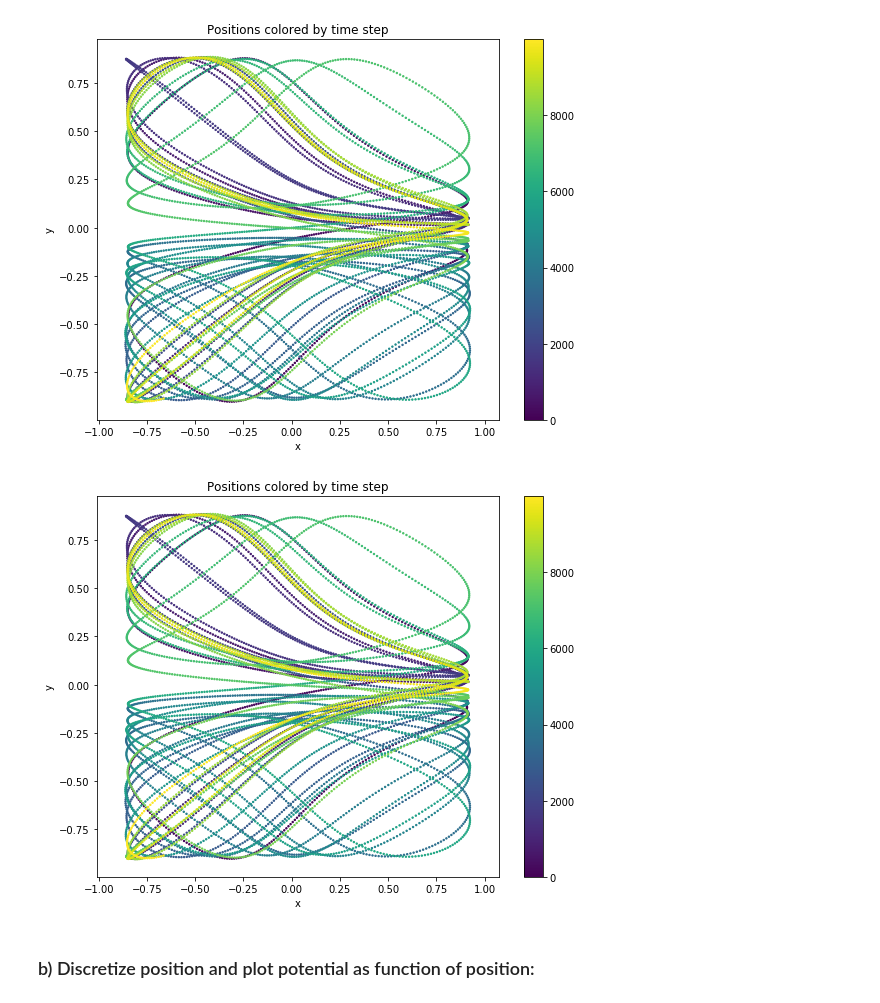
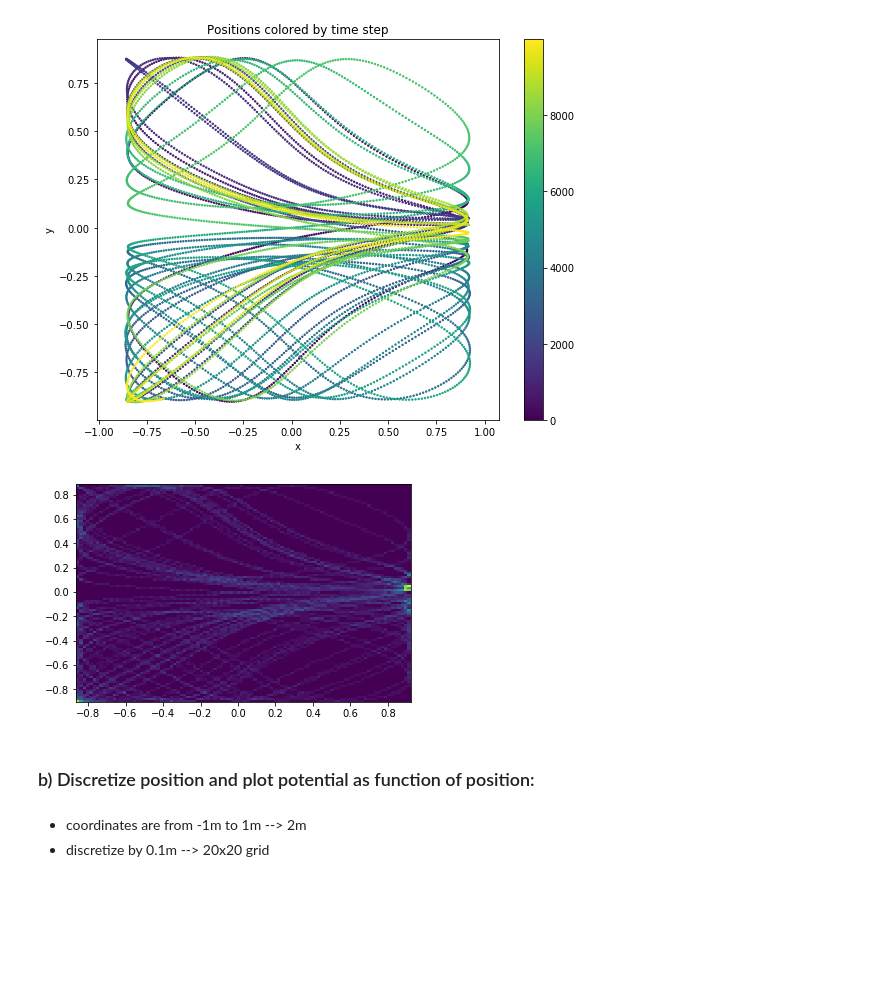
Before and after one commit to evabertalan/comp_physics, a Jupyter notebook: exam/Motion_in_potential.ipynb, the cells around one changed output. Saved outputs shown, nothing was run; the diff lists cells and outputs as text; code cells hidden in the pictures; blank space fills up the shorter version.

```diff
--- a/exam/Motion_in_potential.ipynb
+++ b/exam/Motion_in_potential.ipynb
@@ -34,12 +45,16 @@ plot_trajectory(trj1)
 plot_trajectory(trj2)
 # %% [output]
 [figure]
-# %%
-plot_trajectory(trj2[:50000])
-# %% [output]
-[figure, removed]
+# %%
+plt.hist2d(trj2[:,0], trj2[:,1], bins=100)
+plt.show()
+# %% [output]
+[figure, added]
 # %% [markdown]
 ### b) Discretize position and plot potential as function of position:
+# %% [markdown]
+* coordinates are from -1m to 1m --> 2m
+* discretize by 0.1m --> 20x20 grid
 # %%
 def plot_potential(traj):
     fig = plt.figure(figsize=(10,10))
```
Also changed, not shown: parts of 35 cells of this notebook.
